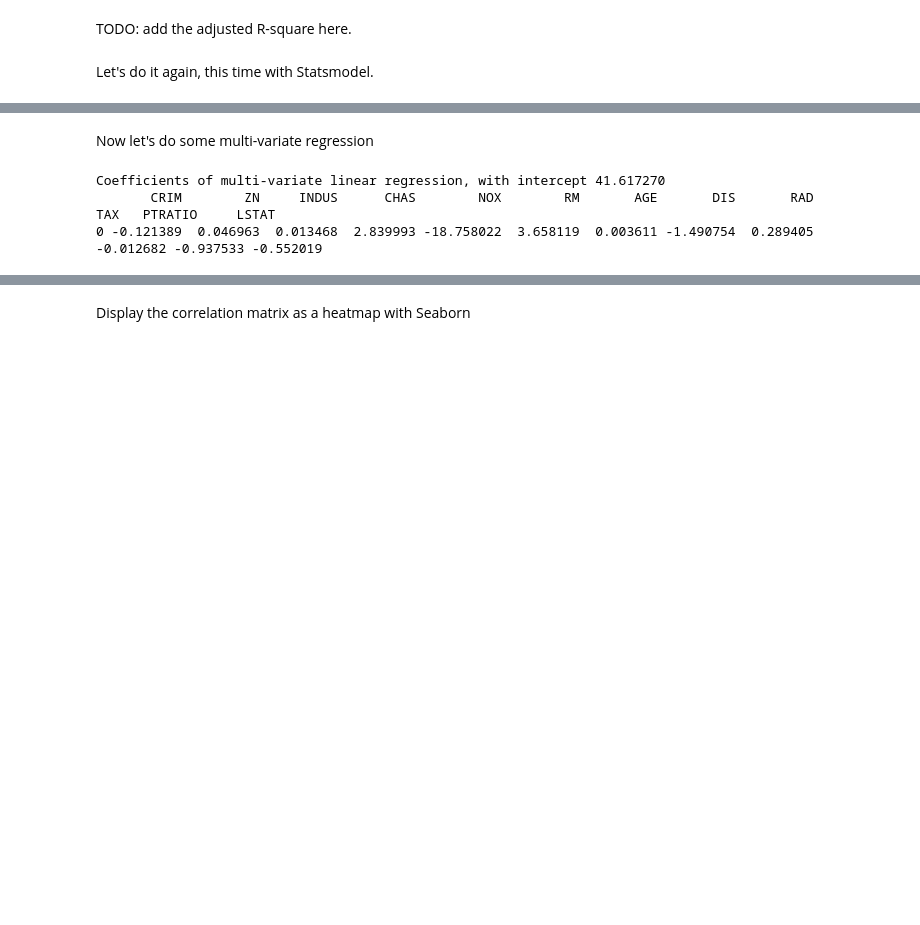
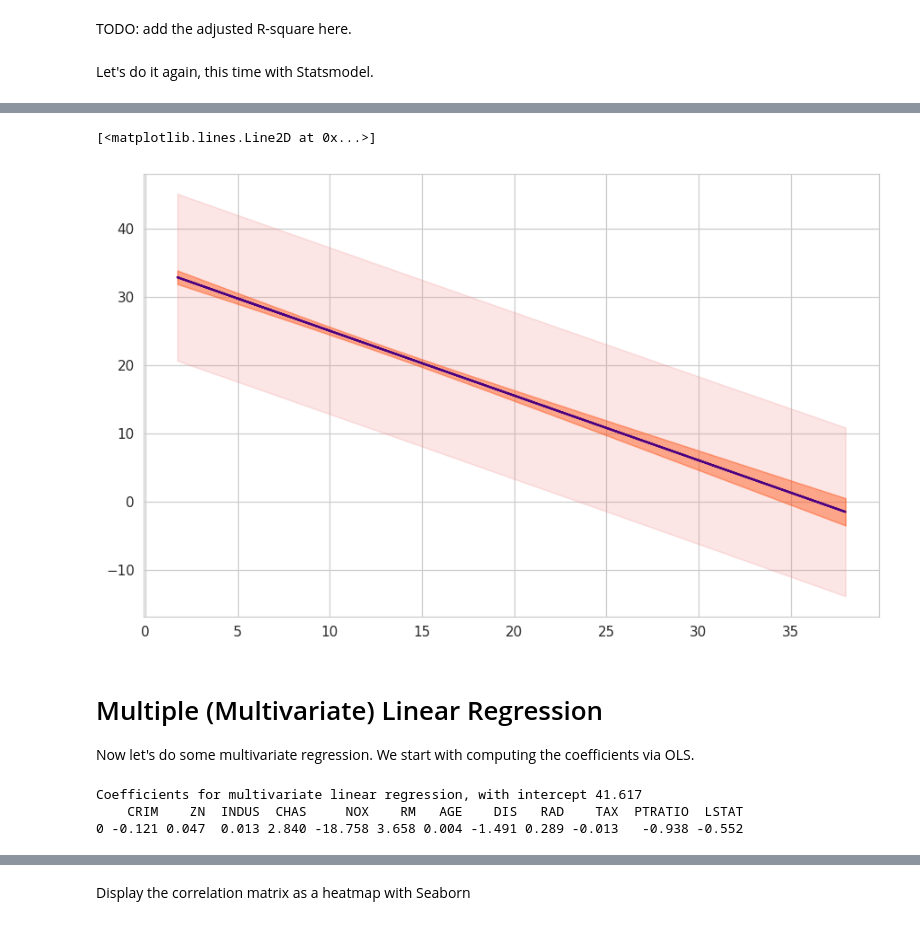
Before and after one commit to fantauzzi/linear_regression, a Jupyter notebook: boston_lin_regr.ipynb, the cells around one changed output, grey strips where cells are left out. Saved outputs shown, nothing was run; the diff lists cells and outputs as text; code cells hidden in the pictures; blank space fills up the shorter version.

Commit message:
Added plot with bands for confidence/prediction intervals and expanded the multivariate section

```diff
--- a/boston_lin_regr.ipynb
+++ b/boston_lin_regr.ipynb
@@ -287,15 +291,38 @@ ax2.plot(sorted_residuals, cum_prob, color='red');
-# %% [markdown]
-Now let's do some multi-variate regression
+# %%
+def sort_based_on_another(s, x):
+    return s.to_numpy()[np.squeeze(x).argsort()]
+# %%
+y_pred = res.get_prediction(X_exog)
+summary = y_pred.summary_frame(alpha=0.05)
+fig, ax = plt.subplots()
+obs_ci_upper = sort_based_on_another(summary['obs_ci_upper'], X)
+obs_ci_lower = sort_based_on_another(summary['obs_ci_lower'], X)
+mean_ci_upper = sort_based_on_another(summary['mean_ci_upper'], X)
+mean_ci_lower = sort_based_on_another(summary['mean_ci_lower'], X)
+sorted_X= np.sort(np.squeeze(X))
+# ax.plot(np.squeeze(X), summary['mean_ci_lower'])
+# ax.plot(np.squeeze(X), summary['mean_ci_upper'])
+# ax.plot(np.squeeze(X), summary['obs_ci_lower'])
+# ax.plot(np.squeeze(X), summary['obs_ci_upper'])
+ax.fill_between(sorted_X,obs_ci_upper, obs_ci_lower, alpha =0.2, color='lightcoral' )
+ax.fill_between(sorted_X,mean_ci_upper, mean_ci_lower, alpha =0.4, color='orangered' )
+ax.plot(np.squeeze(X), summary['mean'], color='indigo')
+# %% [output]
+[<matplotlib.lines.Line2D at 0x...>]
+[figure, added]
+# %% [markdown]
+# Multiple (Multivariate) Linear Regression
+Now let's do some multivariate regression. We start with computing the coefficients via OLS.
 # %%
 X, y = dataset_X, dataset_y
 mv_model: LinearRegression = LinearRegression().fit(X, y)
 coeffs = pd.Series(mv_model.coef_, index=mv_model.feature_names_in_)
-print(f'Coefficients of multi-variate linear regression, with intercept {mv_model.intercept_:.6f}')
+print(f'Coefficients for multivariate linear regression, with intercept {mv_model.intercept_:.3f}')
 print(coeffs.to_frame().T)
 # %% [output]
-Coefficients of multi-variate linear regression, with intercept 41.617270
-       CRIM        ZN     INDUS      CHAS        NOX        RM       AGE       DIS       RAD       TAX   PTRATIO     LSTAT
-0 -0.121389  0.046963  0.013468  2.839993 -18.758022  3.658119  0.003611 -1.490754  0.289405 -0.012682 -0.937533 -0.552019
+Coefficients for multivariate linear regression, with intercept 41.617
+    CRIM    ZN  INDUS  CHAS     NOX    RM   AGE    DIS   RAD    TAX  PTRATIO  LSTAT
+0 -0.121 0.047  0.013 2.840 -18.758 3.658 0.004 -1.491 0.289 -0.013   -0.938 -0.552
 # %%
 y_pred = mv_model.predict(X)
 mse = mean_squared_error(y, y_pred)
```
Also changed, not shown: parts of 28 cells of this notebook.
